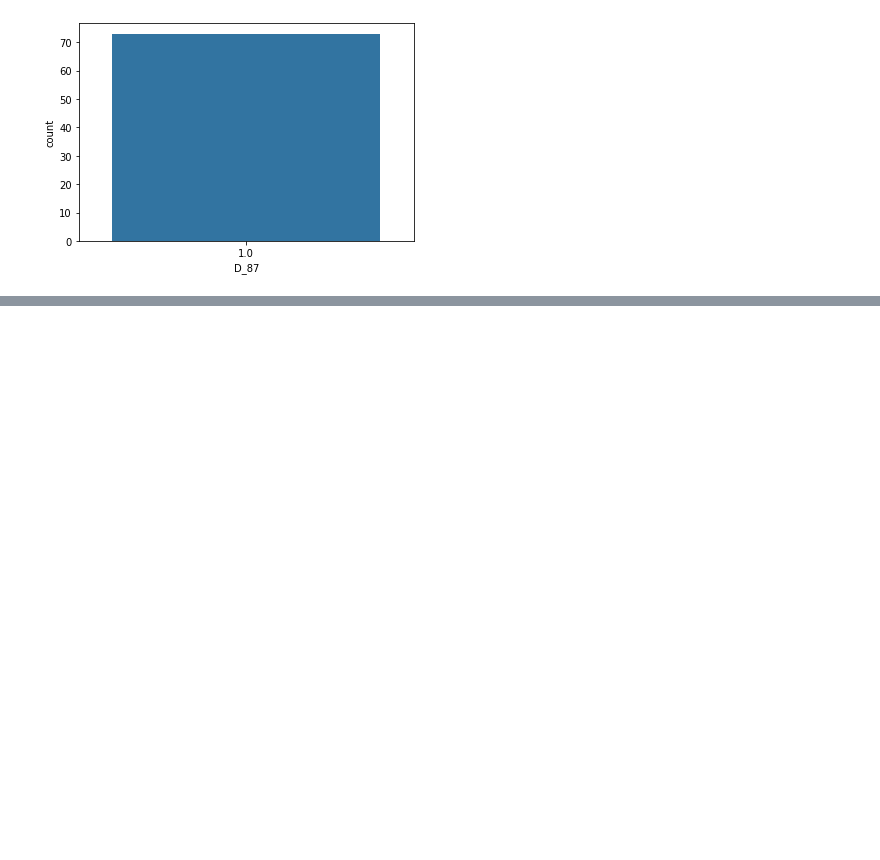
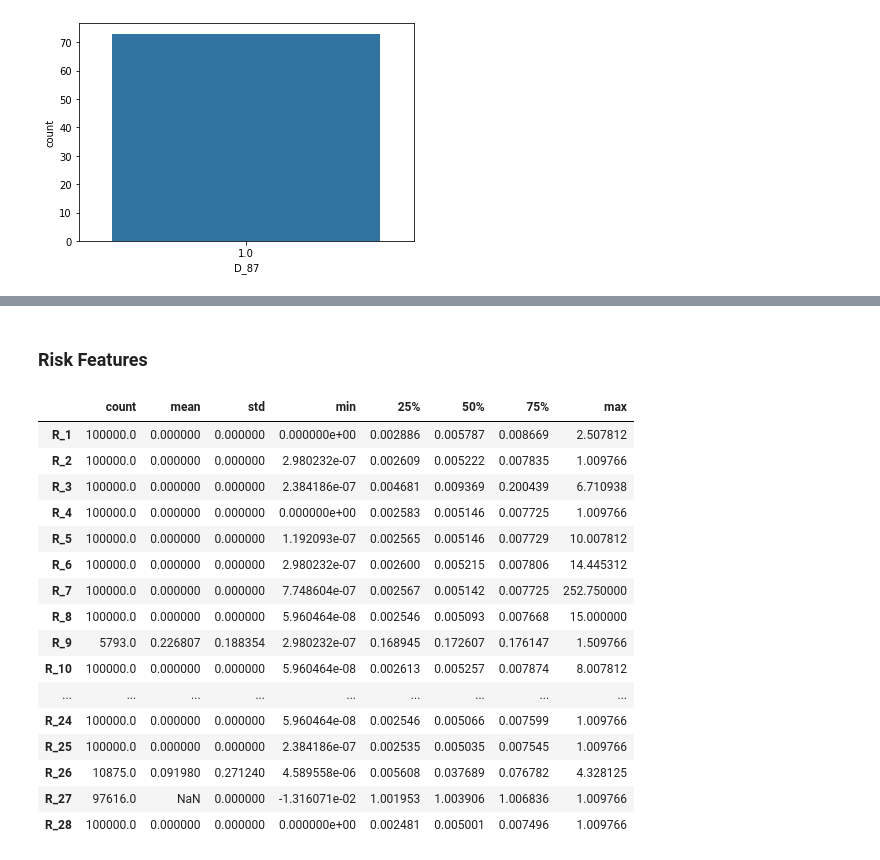
Before and after one commit to akanshakhandelwal/Kaggle, a Jupyter notebook: AmericanExpress_copy.ipynb, the cells around one changed output, grey strips where cells are left out. Saved outputs shown, nothing was run; the diff lists cells and outputs as text; code cells hidden in the pictures; blank space fills up the shorter version.

```diff
--- a/AmericanExpress_copy.ipynb
+++ b/AmericanExpress_copy.ipynb
@@ -417,0 +410,22 @@ Deprecated in NumPy 1.20; for more details and guidance: https://numpy.org/devdo
+# %% [markdown]
+### Risk Features
+# %%
+describe_data(train_data[features_Risk])
+# %% [output]
+|  | count | mean | std | min | 25% | 50% | 75% | max |
+| R_1 | 100000.0 | 0.000000 | 0.000000 | 0.000000e+00 | 0.002886 | 0.005787 | 0.008669 | 2.507812 |
+| R_2 | 100000.0 | 0.000000 | 0.000000 | 2.980232e-07 | 0.002609 | 0.005222 | 0.007835 | 1.009766 |
+| R_3 | 100000.0 | 0.000000 | 0.000000 | 2.384186e-07 | 0.004681 | 0.009369 | 0.200439 | 6.710938 |
+| R_4 | 100000.0 | 0.000000 | 0.000000 | 0.000000e+00 | 0.002583 | 0.005146 | 0.007725 | 1.009766 |
+| R_5 | 100000.0 | 0.000000 | 0.000000 | 1.192093e-07 | 0.002565 | 0.005146 | 0.007729 | 10.007812 |
+| R_6 | 100000.0 | 0.000000 | 0.000000 | 2.980232e-07 | 0.002600 | 0.005215 | 0.007806 | 14.445312 |
+| R_7 | 100000.0 | 0.000000 | 0.000000 | 7.748604e-07 | 0.002567 | 0.005142 | 0.007725 | 252.750000 |
+| R_8 | 100000.0 | 0.000000 | 0.000000 | 5.960464e-08 | 0.002546 | 0.005093 | 0.007668 | 15.000000 |
+| R_9 | 5793.0 | 0.226807 | 0.188354 | 2.980232e-07 | 0.168945 | 0.172607 | 0.176147 | 1.509766 |
+| R_10 | 100000.0 | 0.000000 | 0.000000 | 5.960464e-08 | 0.002613 | 0.005257 | 0.007874 | 8.007812 |
+| ... | ... | ... | ... | ... | ... | ... | ... | ... |
+| R_24 | 100000.0 | 0.000000 | 0.000000 | 5.960464e-08 | 0.002546 | 0.005066 | 0.007599 | 1.009766 |
+| R_25 | 100000.0 | 0.000000 | 0.000000 | 2.384186e-07 | 0.002535 | 0.005035 | 0.007545 | 1.009766 |
+| R_26 | 10875.0 | 0.091980 | 0.271240 | 4.589558e-06 | 0.005608 | 0.037689 | 0.076782 | 4.328125 |
+| R_27 | 97616.0 | NaN | 0.000000 | -1.316071e-02 | 1.001953 | 1.003906 | 1.006836 | 1.009766 |
+| R_28 | 100000.0 | 0.000000 | 0.000000 | 0.000000e+00 | 0.002481 | 0.005001 | 0.007496 | 1.009766 |
```
Also changed, not shown: parts of 28 cells of this notebook.
